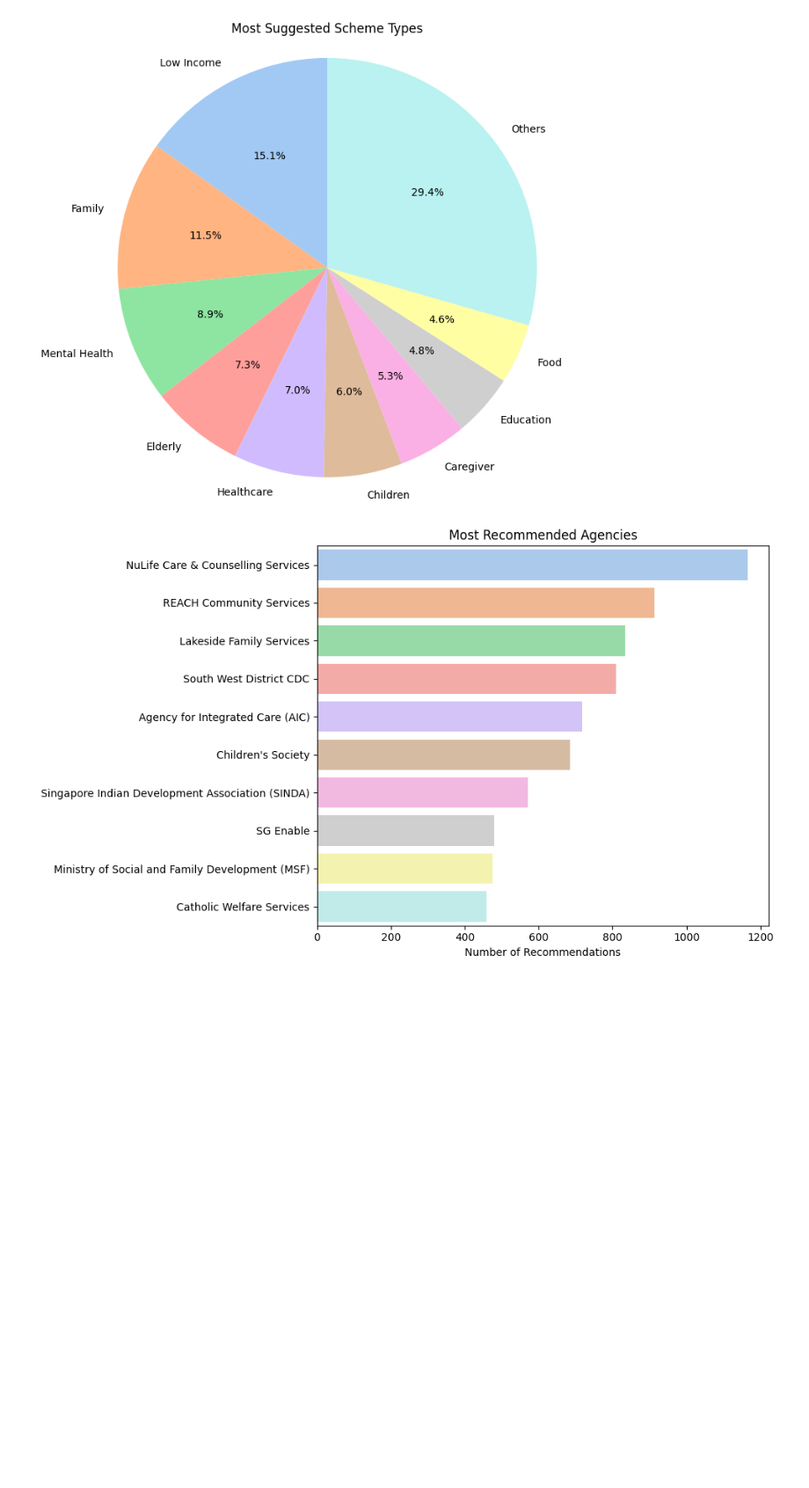
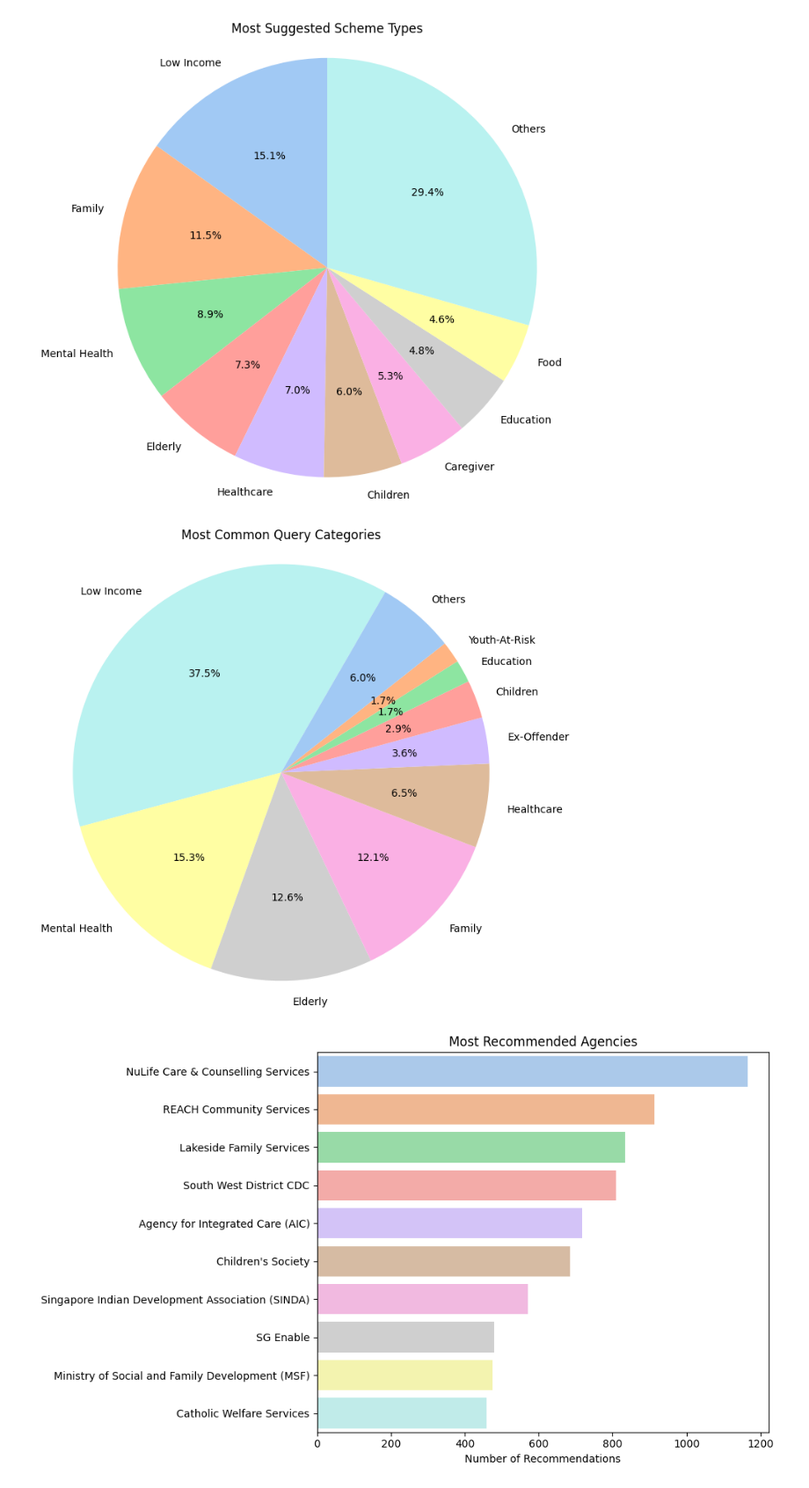
Before and after one commit to CJBuzz/schemessg_data_analysis, a Jupyter notebook: data_analysis.ipynb, the cells around one changed output. Shown at 88% size. Drawn from its saved outputs; the diff is of its cells as text; code cells hidden in the pictures; blank space fills up the shorter version.

Commit message:
Added analysis of long conversation + query types (using schemes as proxy)

```diff
--- a/data_analysis.ipynb
+++ b/data_analysis.ipynb
@@ -22,21 +20,31 @@ user_queries[0]
 # %%
 from collections import Counter
+import heapq
 
 scheme_type = Counter()
 scheme_count = Counter()
 agency_count = Counter()
 
+NUM_CATEGORIES_PER_QUERY = 1
+query_count_by_scheme_type = Counter()
+
 def get_keys(new: bool) -> tuple[str, str, str]:
-    return ('scheme', 'scheme_type', 'agency') if new else ('Scheme', 'Scheme Type', 'Agency')
+    return ('scheme', 'scheme_type', 'agency', 'Similarity') if new else ('Scheme', 'Scheme Type', 'Agency', 'Similarity')
 
 for query in user_queries:
+    query_scheme_type = Counter()
     for scheme in query['data']['schemes_response']:
-        scheme_name_key, scheme_type_key, scheme_agency_key = get_keys('scheme' in scheme)
+        scheme_name_key, scheme_type_key, scheme_agency_key, sim_key = get_keys('scheme' in scheme)
         scheme_count[scheme[scheme_name_key]] += 1
 
         scheme_types = [x.lower().strip() for x in scheme[scheme_type_key].split(',')] if isinstance(scheme[scheme_type_key], str) else []
         for scheme_type_cat in scheme_types:
             scheme_type[scheme_type_cat] += 1
+            query_scheme_type[scheme_type_cat] += scheme[sim_key]
 
         agency_count[scheme[scheme_agency_key]] += 1
+
+    query_scheme_type_sorted = heapq.nlargest(NUM_CATEGORIES_PER_QUERY, query_scheme_type.items(), key=lambda x: x[1])
+    for s_t, _ in query_scheme_type_sorted:
+        query_count_by_scheme_type[s_t] += 1
 # %%
@@ -62,4 +72,33 @@ plt.savefig(fig_fp)
 plt.show()
 # %% [output]
 [figure]
+# %%
+# Most common categories for queries (i.e. what are users asking), using scheme categories as proxy
+# Proxy works by:
+# 1. Collating all the categories of the recommended schemes for a query,
+# 2. Weighing them by the similarity score
+# 3. Classify the query based on the categories which appear in the highest frequencies (how many can be determined by NUM_CATEGORIES_PER_QUERY)
+
+TOP_N = 9
+
+sorted_cats = sorted(query_count_by_scheme_type.items(), key = lambda x: x[1], reverse=True)
+
+topn = sorted_cats[:TOP_N]
+sum_others = sum([x[1] for x in sorted_cats[TOP_N:]])
+
+labels = [x[0].title() for x in topn] + ['Others']
+sizes = [x[1] for x in topn] + [sum_others]
+
+colors = sns.color_palette('pastel')[::-1]
+
+plt.figure(figsize=(8, 8))
+plt.pie(sizes, labels=labels, colors=colors, autopct='%1.1f%%', startangle=60)
+plt.axis('equal')
+plt.title('Most Common Query Categories')
+
+fig_fp = output_dir / 'query_types_piechart.jpg'
+plt.savefig(fig_fp)
+plt.show()
+# %% [output]
+[figure, added]
 # %%
```
Also changed, not shown: parts of 8 cells of this notebook, 2 other files.
